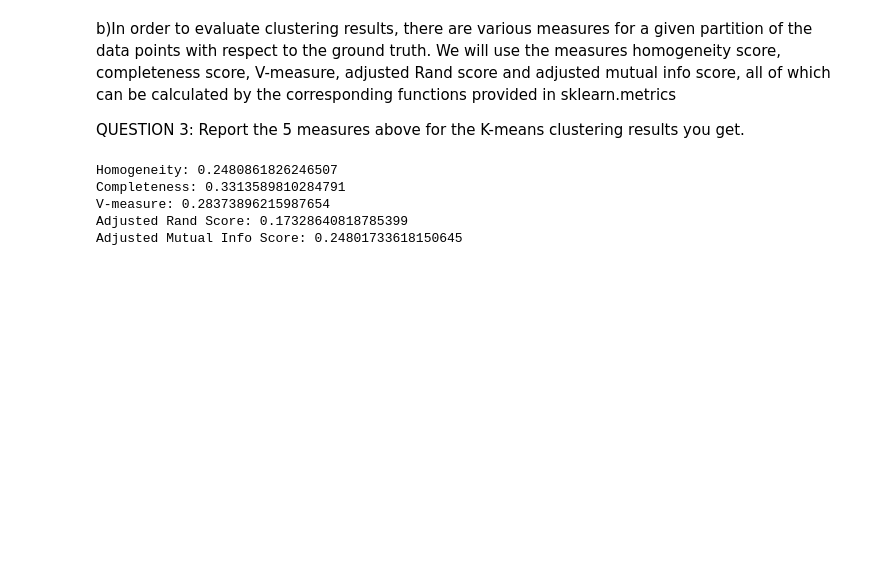
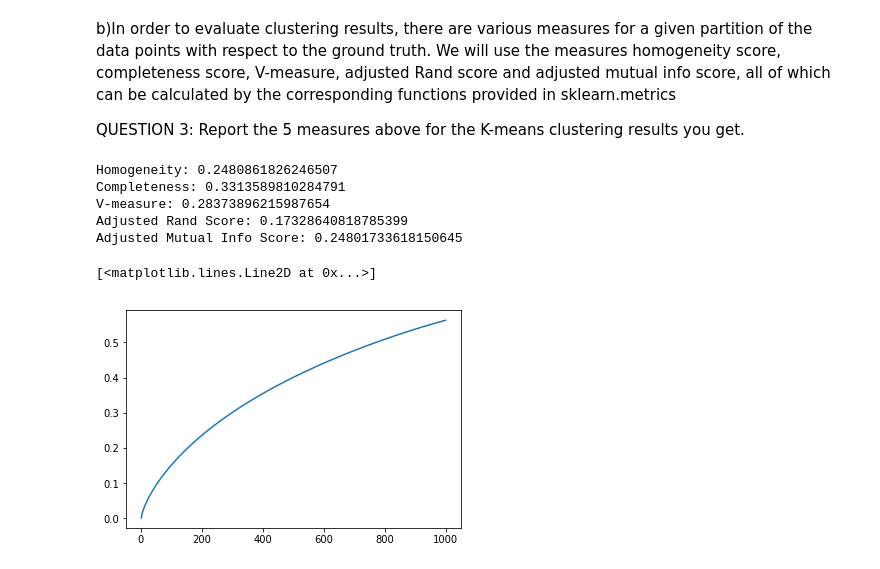
Before and after one commit to kehkashan22/ee219-project2, a Jupyter notebook: Project 2 (kehkashan).ipynb, the cells around one changed output. Drawn from its saved outputs; the diff is of its cells as text; code cells hidden in the pictures; blank space fills up the shorter version.

```diff
--- a/Project 2 (kehkashan).ipynb
+++ b/Project 2 (kehkashan).ipynb
@@ -114,3 +118,17 @@ Completeness: 0.3313589810284791
 V-measure: 0.28373896215987654
 Adjusted Rand Score: 0.17328640818785399
 Adjusted Mutual Info Score: 0.24801733618150645
+# %%
+from sklearn.decomposition import TruncatedSVD
+
+svd = TruncatedSVD(n_components=1000)
+X_svd = svd.fit_transform(X)
+
+V = svd.components_
+# %%
+import matplotlib.pyplot as plt
+
+plt.plot(range(1,1001), svd.explained_variance_.cumsum())
+# %% [output]
+[<matplotlib.lines.Line2D at 0x...>]
+[figure, added]
```
Also changed, not shown: parts of 5 cells of this notebook, 1 other file.
